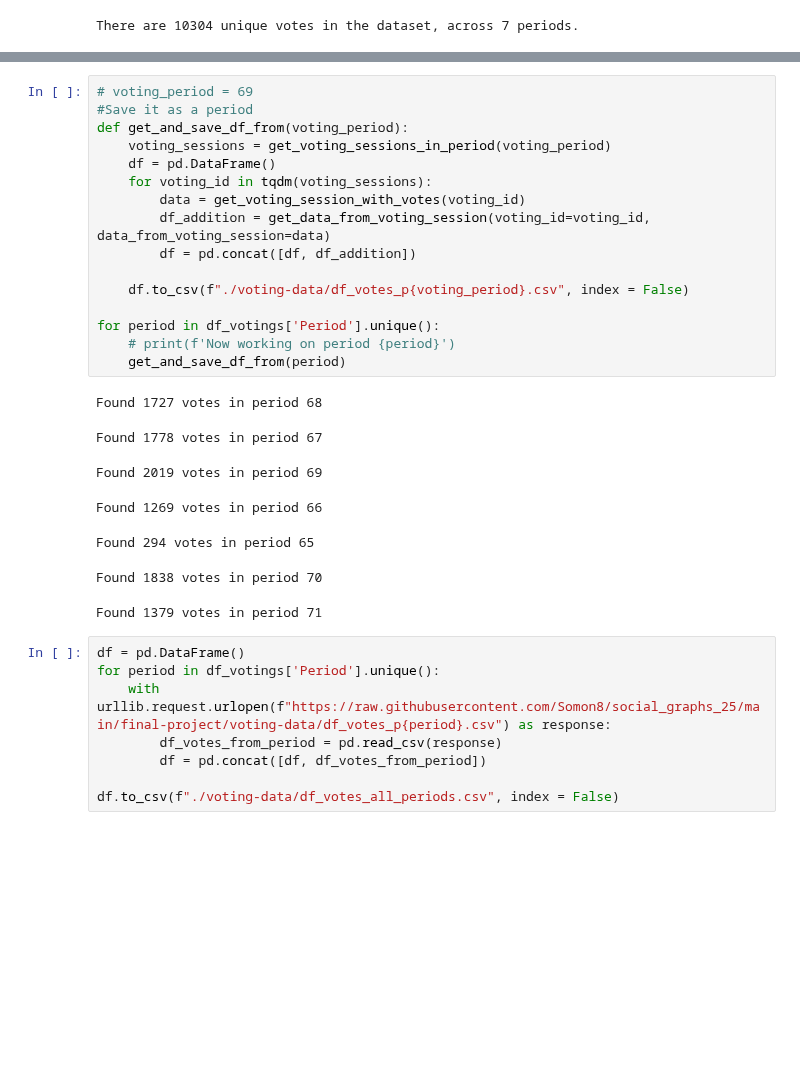
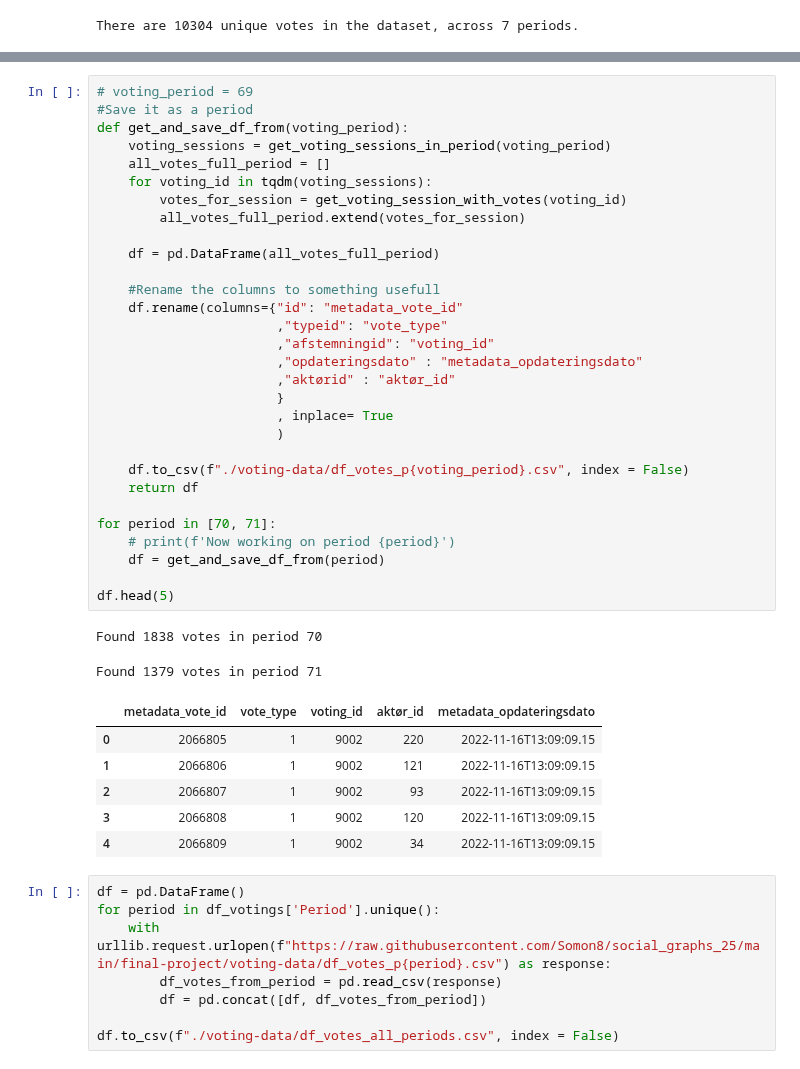
Before and after one commit to Somon8/social_graphs_25, a Jupyter notebook: final-project/voting_id_to_df_votes.ipynb, the cells around one changed output, grey strips where cells are left out. Cells and saved outputs as stored; diff of their text form; blank space fills up the shorter version.

```diff
--- a/final-project/voting_id_to_df_votes.ipynb
+++ b/final-project/voting_id_to_df_votes.ipynb
@@ -96,27 +129,42 @@ def get_data_from_voting_session(voting_id, data_from_voting_session):
 # %%
 # voting_period = 69
 #Save it as a period
 def get_and_save_df_from(voting_period):
     voting_sessions = get_voting_sessions_in_period(voting_period)
-    df = pd.DataFrame()
+    all_votes_full_period = []
     for voting_id in tqdm(voting_sessions):
-        data = get_voting_session_with_votes(voting_id)
-        df_addition = get_data_from_voting_session(voting_id=voting_id, data_from_voting_session=data)
-        df = pd.concat([df, df_addition])
+        votes_for_session = get_voting_session_with_votes(voting_id)
+        all_votes_full_period.extend(votes_for_session)
+
+    df = pd.DataFrame(all_votes_full_period)
+
+    #Rename the columns to something usefull
+    df.rename(columns={"id": "metadata_vote_id"
+                       ,"typeid": "vote_type"
+                       ,"afstemningid": "voting_id"
+                       ,"opdateringsdato" : "metadata_opdateringsdato"
+                       ,"aktørid" : "aktør_id"
+                       }
+                       , inplace= True
+                       )
 
     df.to_csv(f"./voting-data/df_votes_p{voting_period}.csv", index = False)
+    return df
 
-for period in df_votings['Period'].unique():
+for period in [70, 71]:
     # print(f'Now working on period {period}')
-    get_and_save_df_from(period)
+    df = get_and_save_df_from(period)
+
+df.head(5)
 # %% [output]
-Found 1727 votes in period 68
+Found 1838 votes in period 70
-Found 1778 votes in period 67
+Found 1379 votes in period 71
-Found 2019 votes in period 69
-Found 1269 votes in period 66
-Found 294 votes in period 65
-Found 1838 votes in period 70
-Found 1379 votes in period 71
+|  | metadata_vote_id | vote_type | voting_id | aktør_id | metadata_opdateringsdato |
+| 0 | 2066805 | 1 | 9002 | 220 | 2022-11-16T13:09:09.15 |
+| 1 | 2066806 | 1 | 9002 | 121 | 2022-11-16T13:09:09.15 |
+| 2 | 2066807 | 1 | 9002 | 93 | 2022-11-16T13:09:09.15 |
+| 3 | 2066808 | 1 | 9002 | 120 | 2022-11-16T13:09:09.15 |
+| 4 | 2066809 | 1 | 9002 | 34 | 2022-11-16T13:09:09.15 |
 # %%
 df = pd.DataFrame()
 for period in df_votings['Period'].unique():
```
Also changed, not shown: parts of 12 cells of this notebook, 7 other files.
